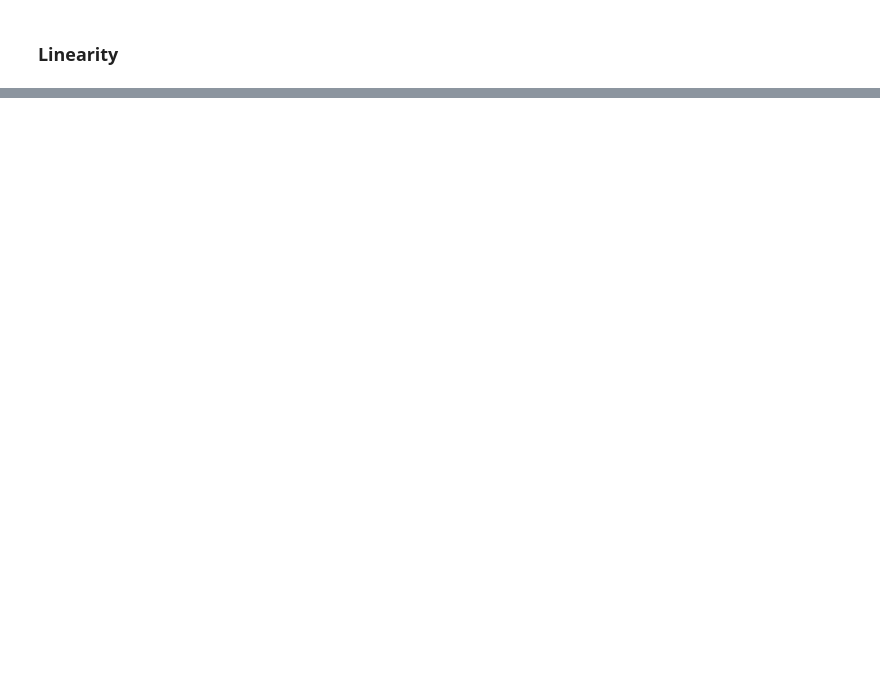
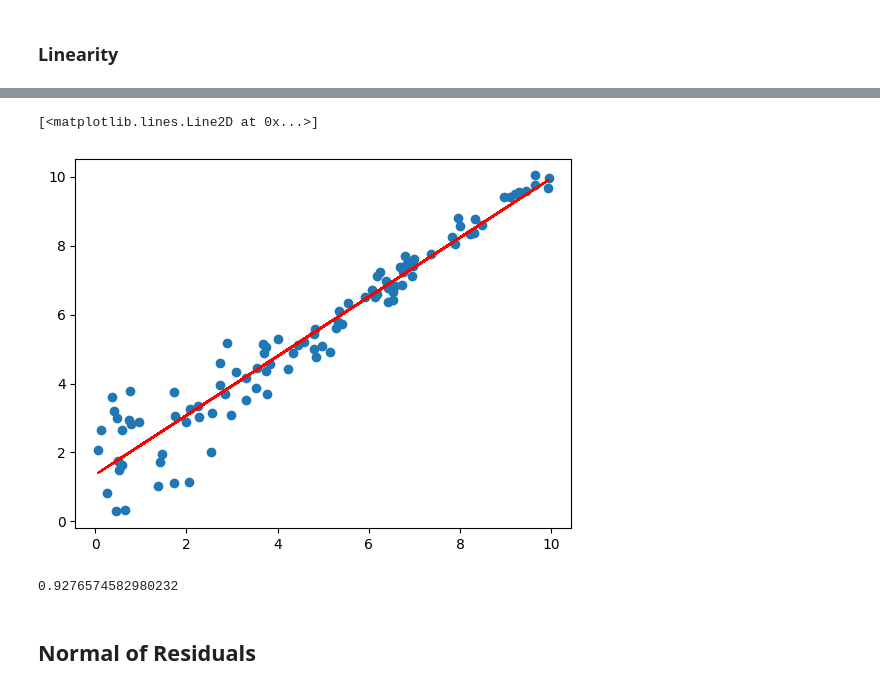
Before and after one commit to ayansuvra/DS-ML, a Jupyter notebook: ML/AssumptionLR.ipynb, the cells around one changed output, grey strips where cells are left out. Saved outputs shown, nothing was run; the diff lists cells and outputs as text; code cells hidden in the pictures; blank space fills up the shorter version.

```diff
--- a/ML/AssumptionLR.ipynb
+++ b/ML/AssumptionLR.ipynb
@@ -87,0 +120,18 @@ r2 score of polynomial model :  0.9761353098318215
+# %%
+# performing sqrt on y
+y = np.sqrt(y)
+model = LinearRegression()
+model.fit(x, y)
+y_pred = model.predict(x)
+# %%
+plt.scatter(x, y)
+plt.plot(x, y_pred, color='red')
+# %% [output]
+[<matplotlib.lines.Line2D at 0x...>]
+[figure, added]
+# %%
+r2_score(y, y_pred)
+# %% [output]
+0.9276574582980232
+# %% [markdown]
+## Normal of Residuals
```
Also changed, not shown: parts of 12 cells of this notebook, 1 other file.
